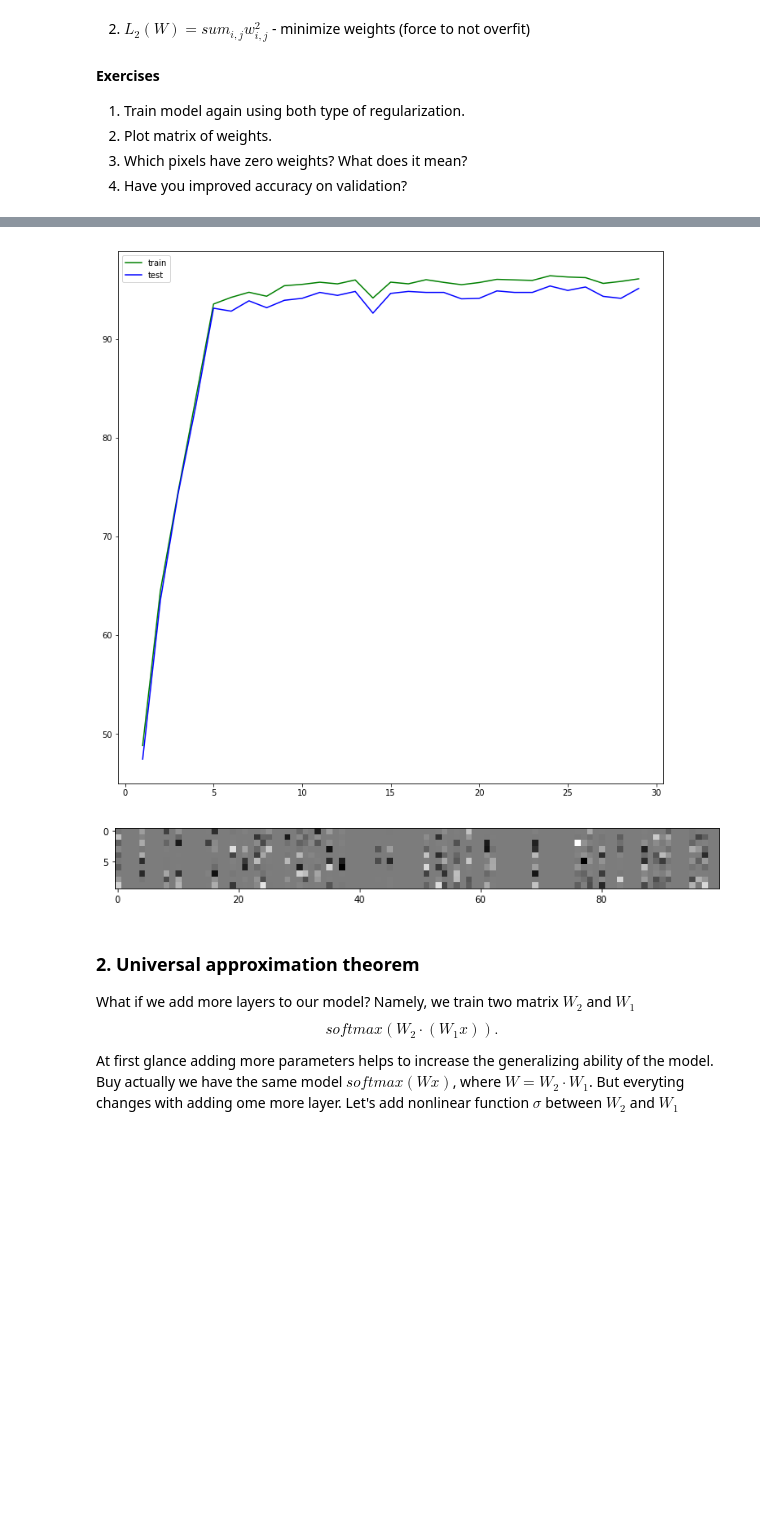
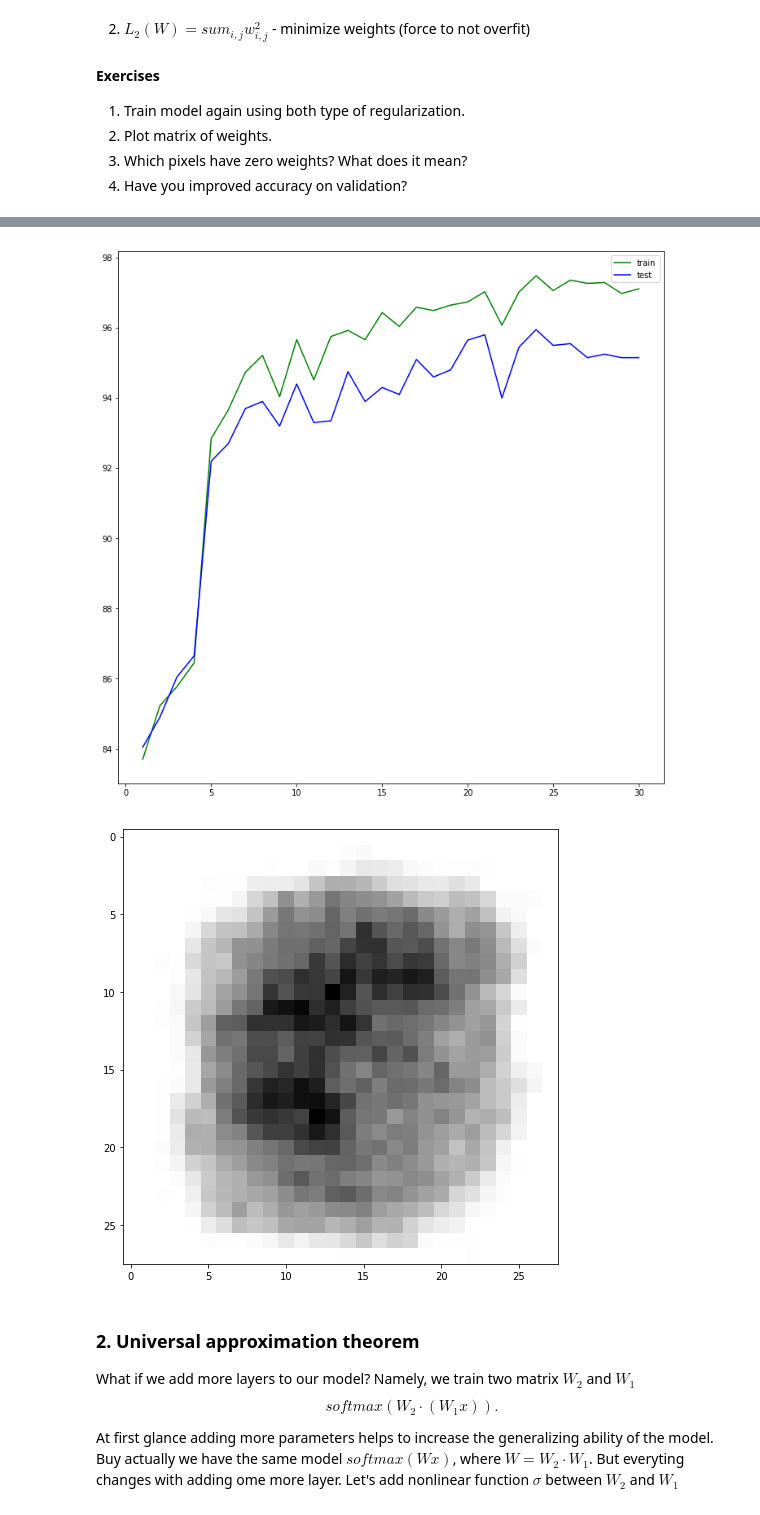
Before and after one commit to dgradoboev/Sonia, a Jupyter notebook: labs/lab-2.ipynb, the cells around one changed output, grey strips where cells are left out. Saved outputs shown, nothing was run; the diff lists cells and outputs as text; code cells hidden in the pictures; blank space fills up the shorter version.

```diff
--- a/labs/lab-2.ipynb
+++ b/labs/lab-2.ipynb
@@ -162,21 +162,18 @@ def LTrain(epoch, trainData, trainRes):
         optimizer.zero_grad()
         output = model(trainData[i*batchSize:(i + 1)*batchSize])
         loss = F.cross_entropy(output, trainRes[i*batchSize:(i + 1)*batchSize])
-        for t in model.fc1.weight:
-            loss += 0.001 * torch.sum(torch.abs(t))
-            loss += 0.001 * torch.sum(t**2)
-        for t in model.fc2.weight:
-            loss += 0.001 * torch.sum(torch.abs(t))
-            loss += 0.001 * torch.sum(t**2)
+        loss += 0.0001 * (torch.norm(model.fc1.weight, p=1) + torch.norm(model.fc2.weight, p=1))
+        loss += 0.0001 * (torch.norm(model.fc1.weight, p=2) + torch.norm(model.fc2.weight, p=2))
         loss.backward()
         optimizer.step()
-    return model.fc2.weight
+    return model.fc1.weight
 # %%
 model = Net();
+torch.nn.init.constant_(model.fc1.weight, 0)
 optimizer = optim.SGD(model.parameters(), lr=0.01)
 trainPath = []
 testPath = []
-for e in range(1, 30):
+for e in range(1, 31):
     weights = LTrain(e, trainData, trainRes)
     testC = 0
     trainC = 0
@@ -217,20 +214,24 @@ for e in range(1, 30):
 plt.figure(figsize=(12,12))
 trainPath = np.asarray(trainPath)
 testPath = np.asarray(testPath)
-plt.plot(range(1, 30), trainPath, color="green", label="train")
-plt.plot(range(1, 30), testPath, color="blue", label="test")
+plt.plot(range(1, 31), trainPath, color="green", label="train")
+plt.plot(range(1, 31), testPath, color="blue", label="test")
 plt.legend()
 plt.show()
 # %% [output]
-[figure, old version]
+[figure, new version]
-# %%
-weights = weights.detach().numpy()
+# %%
+TMPweights = weights.transpose(0, 1)
+image0 = np.zeros((28, 28))
+for i in range(28):
+    for j in range(28):
+        image0[i, j] = torch.norm(TMPweights[i * 28 + j], p=2)
 # %%
-plt.figure(figsize=(12,12))
-plt.imshow(weights, cmap='binary')
+plt.figure(figsize=(8,8))
+plt.imshow(image0, cmap='binary')
 plt.show()
 # %% [output]
-[figure, old version]
+[figure, new version]
 # %% [markdown]
 ### 2. Universal approximation theorem
 
```
Also changed, not shown: parts of 23 cells of this notebook.
